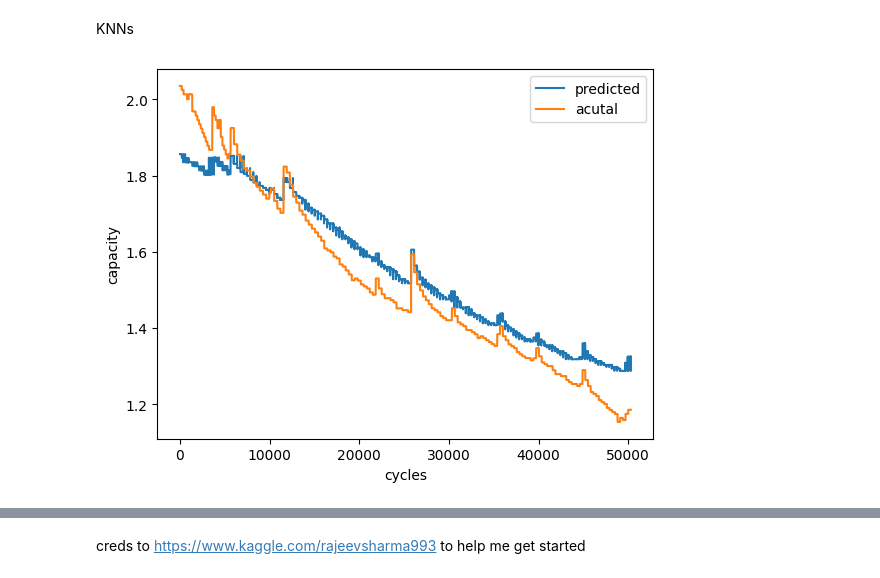
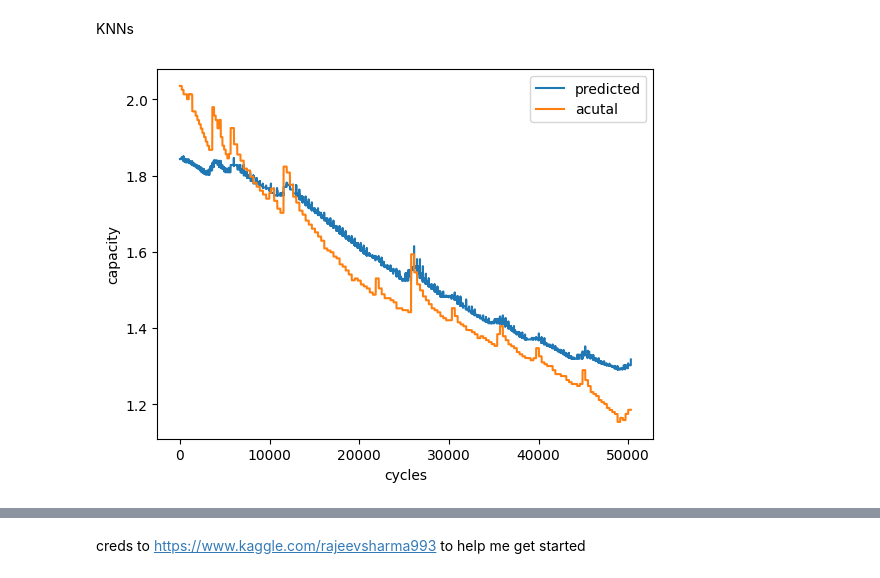
Before and after one commit to kostubhagarwal/battery_soh_predictor, a Jupyter notebook: script.ipynb, the cells around one changed output, grey strips where cells are left out. Saved outputs shown, nothing was run; the diff lists cells and outputs as text; code cells hidden in the pictures.

```diff
--- a/script.ipynb
+++ b/script.ipynb
@@ -206,12 +207,12 @@ graph(sdg_pred, v_y)
 # %% [markdown]
 KNNs
 # %%
-knn = KNeighborsRegressor(n_neighbors=1)
+knn = KNeighborsRegressor(n_neighbors=4)
 
 knn.fit(t_X, t_y)
 
 knn_pred = pred(knn, v_X)
 
 graph(knn_pred, v_y)
 # %% [output]
-[figure, old version]
+[figure, new version]
```
Also changed, not shown: parts of 12 cells of this notebook.
